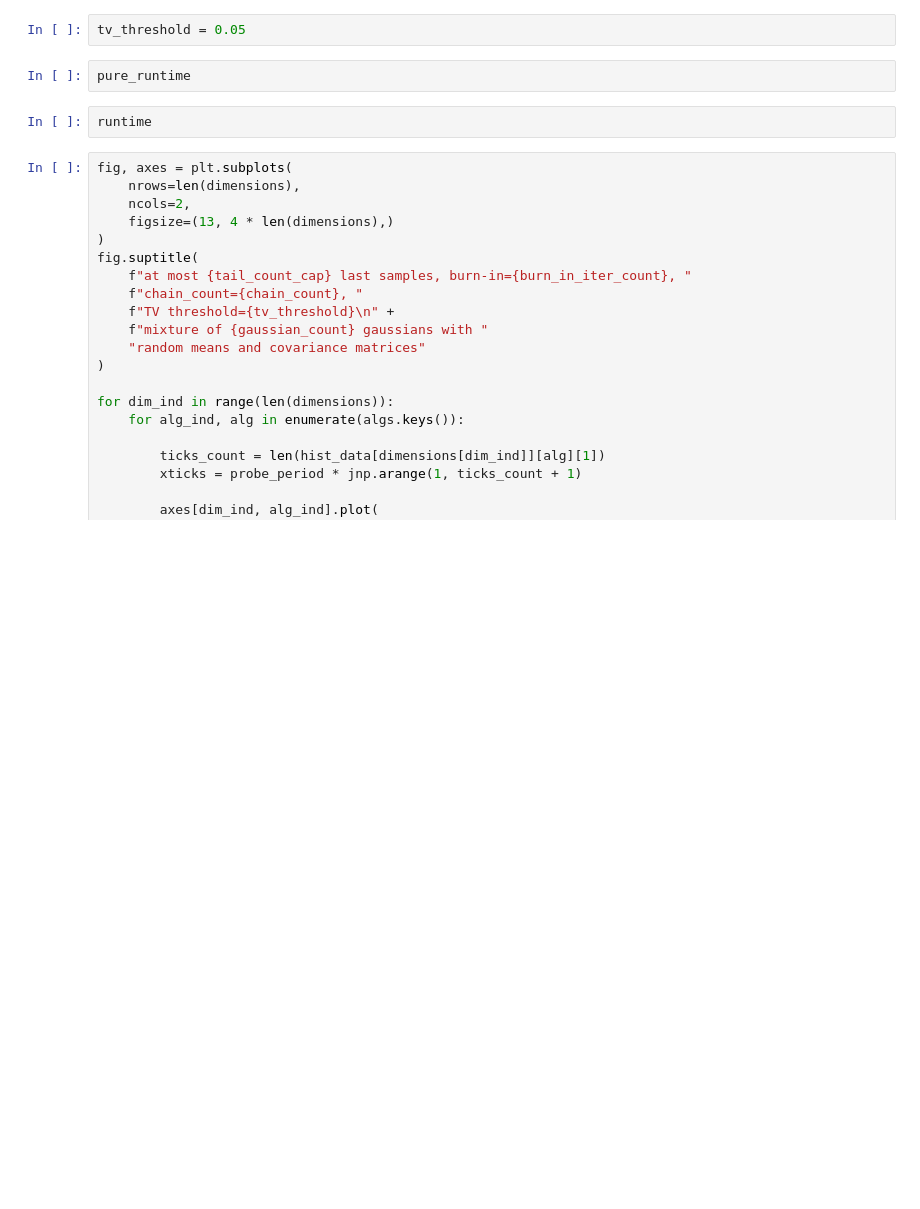
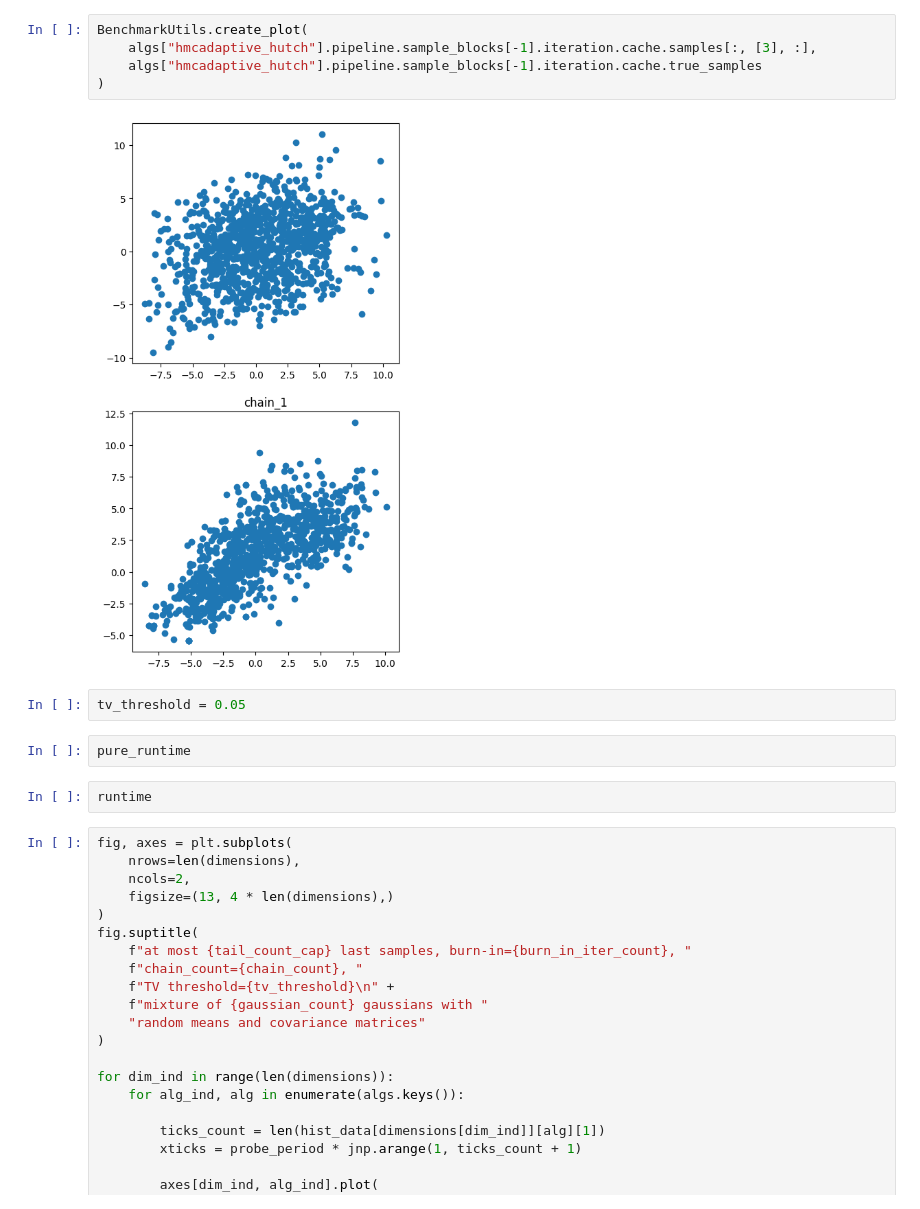
Before and after one commit to cepessh/adaptive_mcmc, a Jupyter notebook: notebooks/last_year_code_test.ipynb, the cells around one changed output. Saved outputs shown, nothing was run; the diff lists cells and outputs as text; blank space fills up the shorter version.

```diff
--- a/notebooks/last_year_code_test.ipynb
+++ b/notebooks/last_year_code_test.ipynb
@@ -175,3 +189,10 @@ BenchmarkUtils.create_plot(
+# %%
+BenchmarkUtils.create_plot(
+    algs["hmcadaptive_hutch"].pipeline.sample_blocks[-1].iteration.cache.samples[:, [3], :],
+    algs["hmcadaptive_hutch"].pipeline.sample_blocks[-1].iteration.cache.true_samples
+)
+# %% [output]
+[figure, added]
 # %%
 tv_threshold = 0.05
 # %%
```
Also changed, not shown: parts of 20 cells of this notebook.
